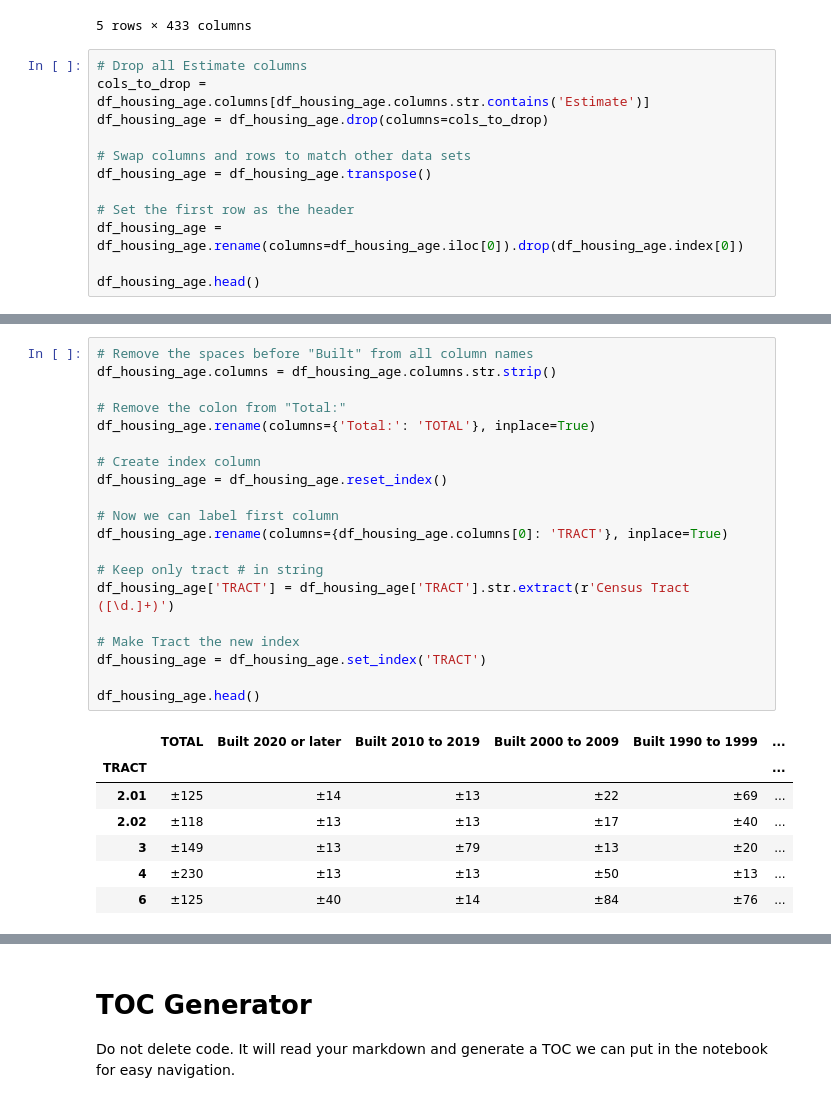
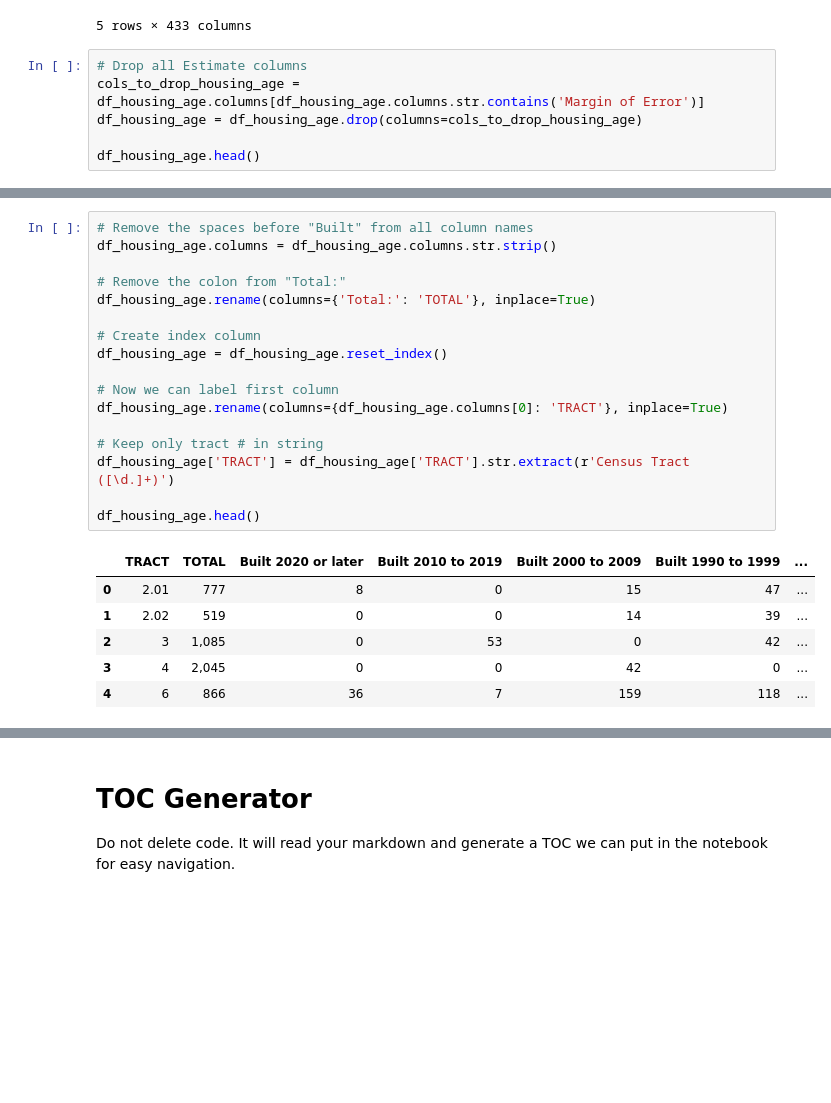
Before and after one commit to Code-You-Contributors/HUD_data_master, a Jupyter notebook: Curtis/curtis.ipynb, the cells around one changed output, grey strips where cells are left out. Drawn from its saved outputs; the diff is of its cells as text; blank space fills up the shorter version.

Commit message:
fixed housing data removing wrong columns, fixed index columns across sets

```diff
--- a/Curtis/curtis.ipynb
+++ b/Curtis/curtis.ipynb
@@ -132,14 +130,8 @@ df_housing_age.head()
 5 rows × 433 columns
 # %%
 # Drop all Estimate columns
-cols_to_drop = df_housing_age.columns[df_housing_age.columns.str.contains('Estimate')]
-df_housing_age = df_housing_age.drop(columns=cols_to_drop)
-
-# Swap columns and rows to match other data sets
-df_housing_age = df_housing_age.transpose()
-
-# Set the first row as the header
-df_housing_age = df_housing_age.rename(columns=df_housing_age.iloc[0]).drop(df_housing_age.index[0])
+cols_to_drop_housing_age = df_housing_age.columns[df_housing_age.columns.str.contains('Margin of Error')]
+df_housing_age = df_housing_age.drop(columns=cols_to_drop_housing_age)
 
 df_housing_age.head()
 # %% [output]
@@ -152,28 +160,24 @@ df_housing_age.head()
 # %%
 # Remove the spaces before "Built" from all column names
 df_housing_age.columns = df_housing_age.columns.str.strip()
 
 # Remove the colon from "Total:"
 df_housing_age.rename(columns={'Total:': 'TOTAL'}, inplace=True)
 
 # Create index column
 df_housing_age = df_housing_age.reset_index()
 
 # Now we can label first column
 df_housing_age.rename(columns={df_housing_age.columns[0]: 'TRACT'}, inplace=True)
 
 # Keep only tract # in string
 df_housing_age['TRACT'] = df_housing_age['TRACT'].str.extract(r'Census Tract ([\d.]+)')
 
-# Make Tract the new index
-df_housing_age = df_housing_age.set_index('TRACT')
-
 df_housing_age.head()
 # %% [output]
-|  | TOTAL | Built 2020 or later | Built 2010 to 2019 | Built 2000 to 2009 | Built 1990 to 1999 | ... |
-| TRACT |  |  |  |  |  | ... |
-| 2.01 | ±125 | ±14 | ±13 | ±22 | ±69 | ... |
-| 2.02 | ±118 | ±13 | ±13 | ±17 | ±40 | ... |
-| 3 | ±149 | ±13 | ±79 | ±13 | ±20 | ... |
-| 4 | ±230 | ±13 | ±13 | ±50 | ±13 | ... |
-| 6 | ±125 | ±40 | ±14 | ±84 | ±76 | ... |
+|  | TRACT | TOTAL | Built 2020 or later | Built 2010 to 2019 | Built 2000 to 2009 | Built 1990 to 1999 | ... |
+| 0 | 2.01 | 777 | 8 | 0 | 15 | 47 | ... |
+| 1 | 2.02 | 519 | 0 | 0 | 14 | 39 | ... |
+| 2 | 3 | 1,085 | 0 | 53 | 0 | 42 | ... |
+| 3 | 4 | 2,045 | 0 | 0 | 42 | 0 | ... |
+| 4 | 6 | 866 | 36 | 7 | 159 | 118 | ... |
```
Also changed, not shown: parts of 12 cells of this notebook.
